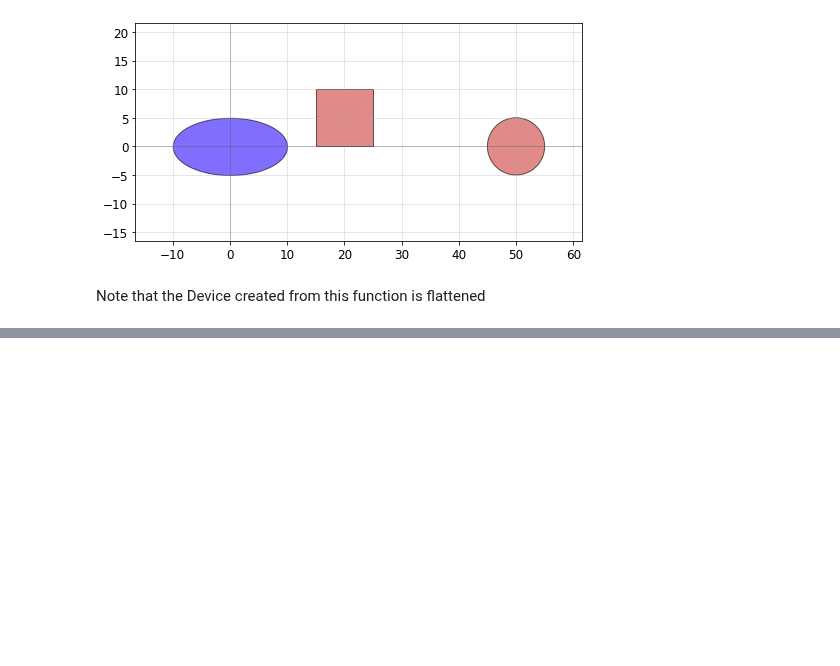
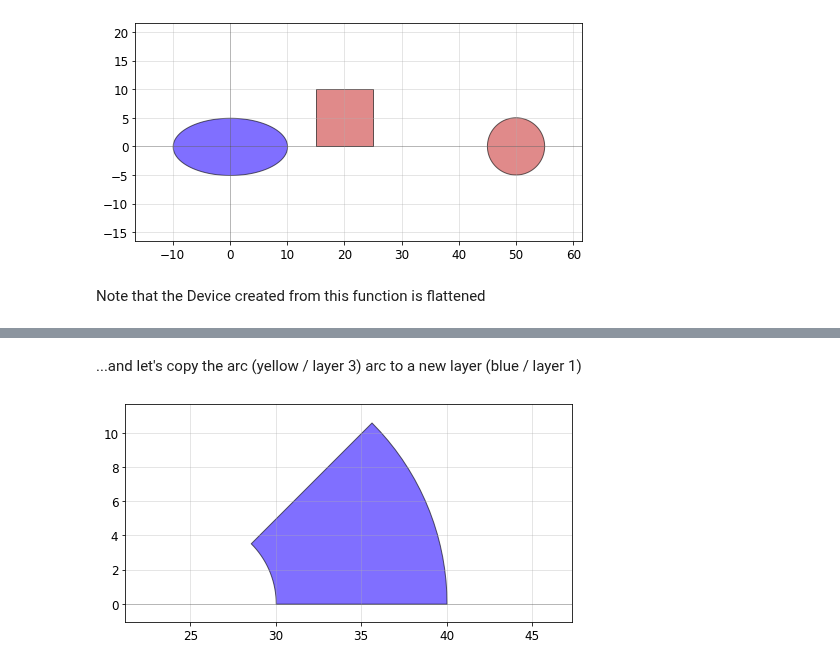
Before and after one commit to amccaugh/phidl, a Jupyter notebook: docs/tutorials/layers.ipynb, the cells around one changed output, grey strips where cells are left out. Saved outputs shown, nothing was run; the diff lists cells and outputs as text; code cells hidden in the pictures; blank space fills up the shorter version.

```diff
--- a/docs/tutorials/layers.ipynb
+++ b/docs/tutorials/layers.ipynb
@@ -222,0 +233,7 @@ Note that the Device created from this function is flattened
+# %% [markdown]
+...and let's copy the arc (yellow / layer 3) arc to a new layer (blue / layer 1)
+# %%
+D_copied = pg.copy_layer(D, layer = 3, new_layer = 1)
+qp(D_copied)
+# %% [output]
+[figure, added]
```
Also changed, not shown: parts of 3 cells of this notebook.
